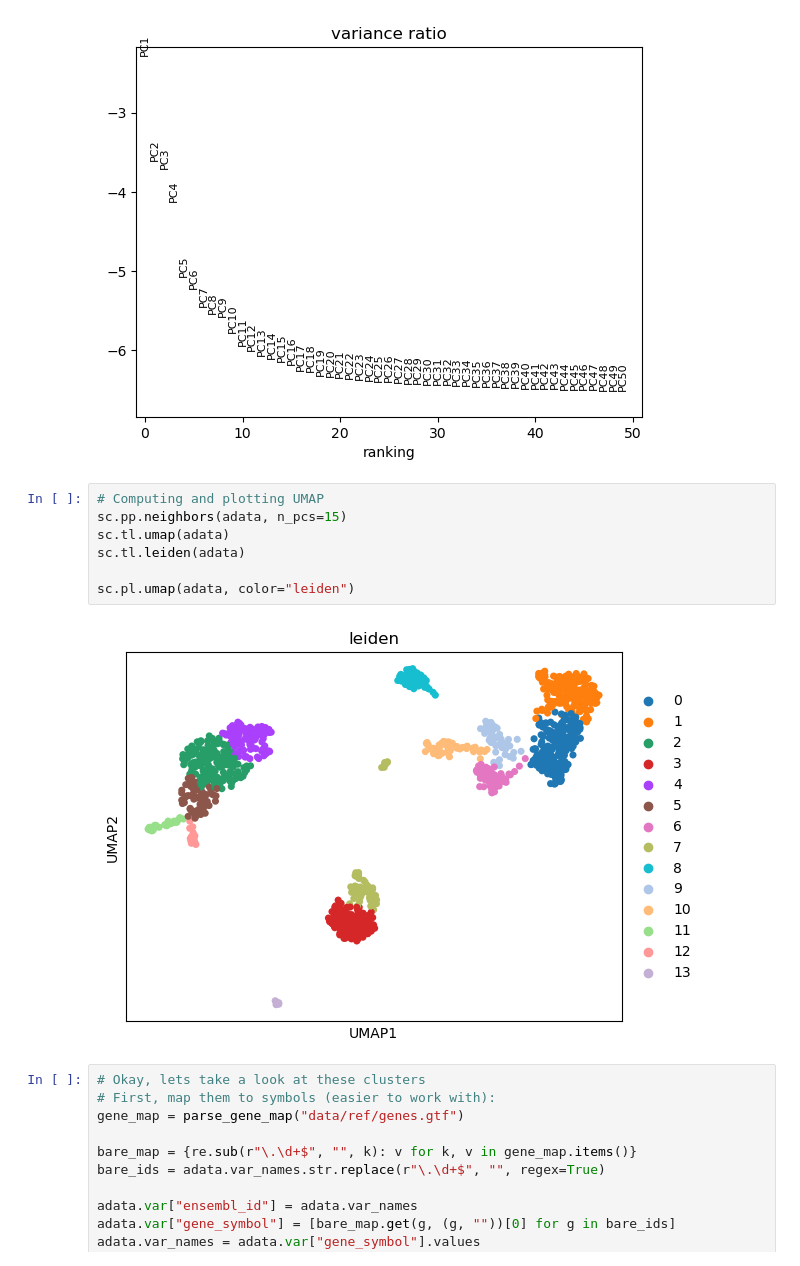
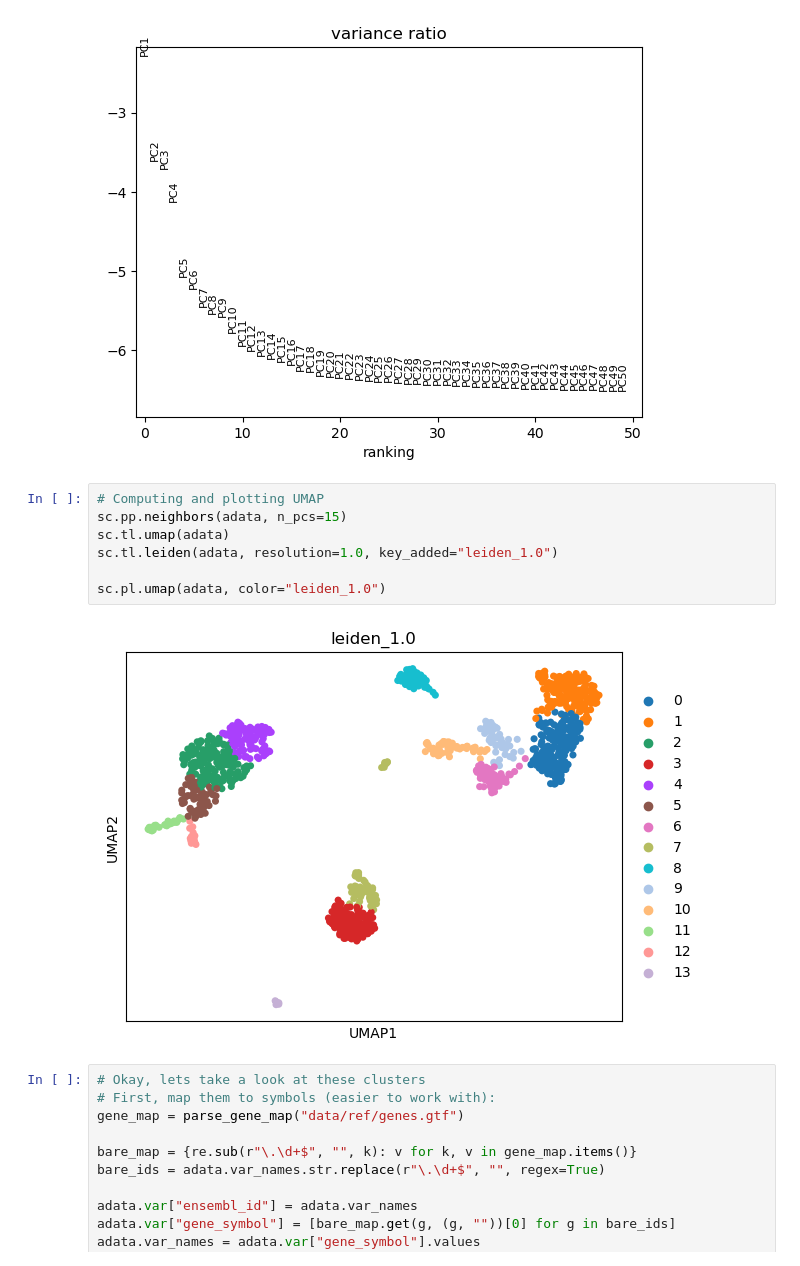
Before and after one commit to magmalamp/scRNA-seq-Quant-Pipeline, a Jupyter notebook: analysis.ipynb, the cells around one changed output. Cells and saved outputs as stored; diff of their text form.

```diff
--- a/analysis.ipynb
+++ b/analysis.ipynb
@@ -42,12 +42,12 @@ sc.pl.pca_variance_ratio(adata, n_pcs=50, log=True)
 # %%
 # Computing and plotting UMAP
 sc.pp.neighbors(adata, n_pcs=15)
 sc.tl.umap(adata)
-sc.tl.leiden(adata)
+sc.tl.leiden(adata, resolution=1.0, key_added="leiden_1.0")
 
-sc.pl.umap(adata, color="leiden")
+sc.pl.umap(adata, color="leiden_1.0")
 # %% [output]
-[figure, old version]
+[figure, new version]
 # %%
 # Okay, lets take a look at these clusters
 # First, map them to symbols (easier to work with):
```
Also changed, not shown: parts of 2 cells of this notebook, 1 other file.
